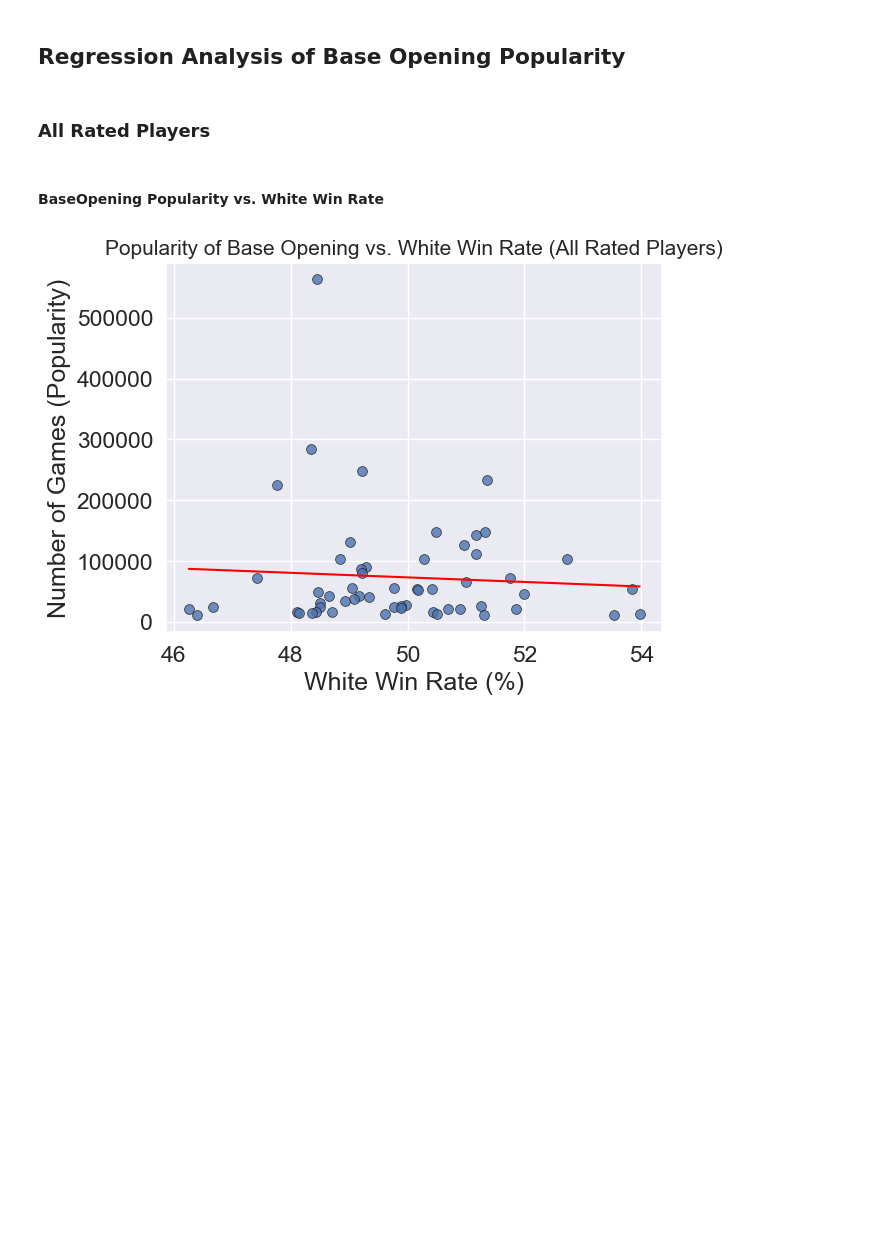
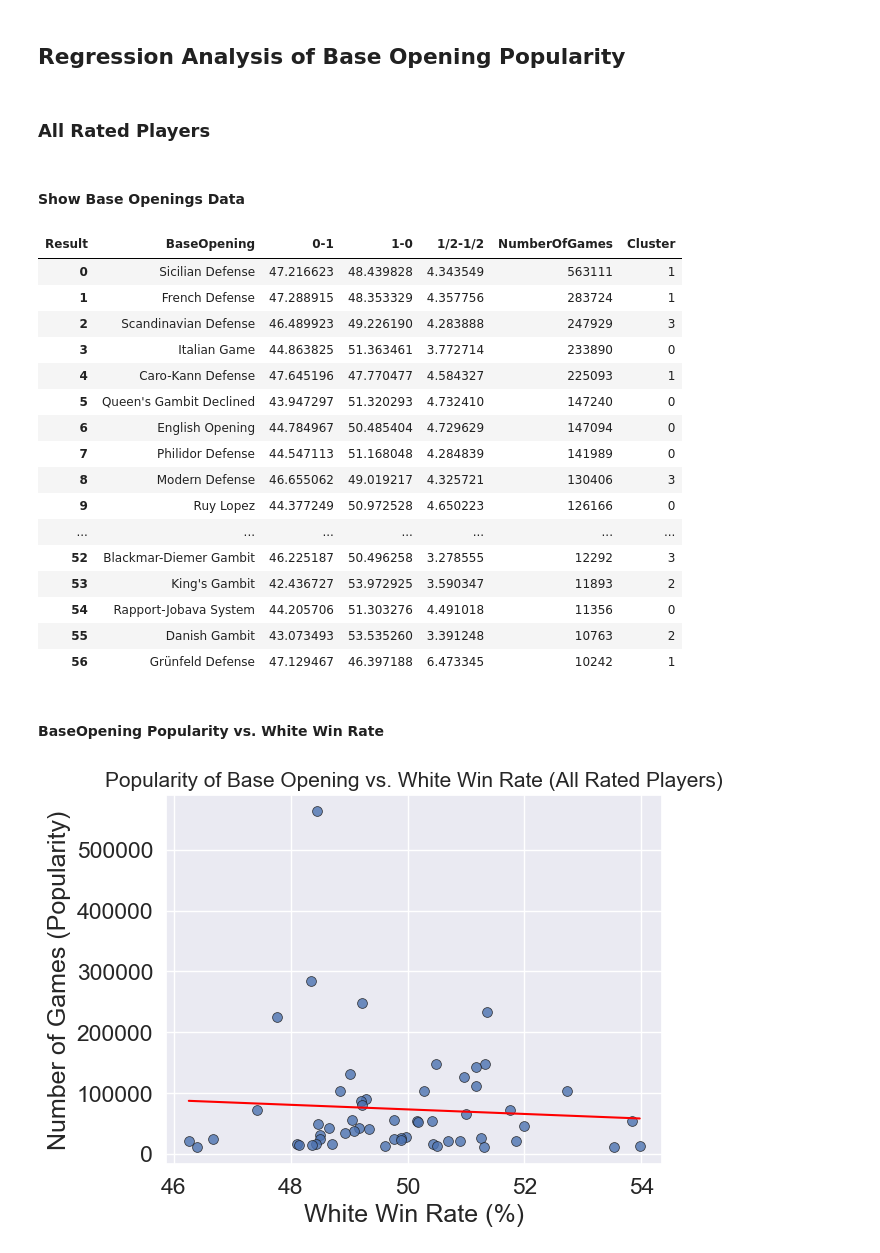
Before and after one commit to IsaacCheng9/machine-learning-in-chess, a Jupyter notebook: src/analyse_chess_data.ipynb, the cells around one changed output. Cells and saved outputs as stored; diff of their text form; code cells hidden in the pictures; blank space fills up the shorter version.

```diff
--- a/src/analyse_chess_data.ipynb
+++ b/src/analyse_chess_data.ipynb
@@ -1991,6 +1991,28 @@ Within-Cluster Sum of Squares (WCSS): 50.82656241041823
 ## Regression Analysis of Base Opening Popularity
 # %% [markdown]
 ### All Rated Players
+# %% [markdown]
+#### Show Base Openings Data
+# %%
+display(result_percentages_pivot_sorted)
+# %% [output]
+| Result | BaseOpening | 0-1 | 1-0 | 1/2-1/2 | NumberOfGames | Cluster |
+| 0 | Sicilian Defense | 47.216623 | 48.439828 | 4.343549 | 563111 | 1 |
+| 1 | French Defense | 47.288915 | 48.353329 | 4.357756 | 283724 | 1 |
+| 2 | Scandinavian Defense | 46.489923 | 49.226190 | 4.283888 | 247929 | 3 |
+| 3 | Italian Game | 44.863825 | 51.363461 | 3.772714 | 233890 | 0 |
+| 4 | Caro-Kann Defense | 47.645196 | 47.770477 | 4.584327 | 225093 | 1 |
+| 5 | Queen's Gambit Declined | 43.947297 | 51.320293 | 4.732410 | 147240 | 0 |
+| 6 | English Opening | 44.784967 | 50.485404 | 4.729629 | 147094 | 0 |
+| 7 | Philidor Defense | 44.547113 | 51.168048 | 4.284839 | 141989 | 0 |
+| 8 | Modern Defense | 46.655062 | 49.019217 | 4.325721 | 130406 | 3 |
+| 9 | Ruy Lopez | 44.377249 | 50.972528 | 4.650223 | 126166 | 0 |
+| ... | ... | ... | ... | ... | ... | ... |
+| 52 | Blackmar-Diemer Gambit | 46.225187 | 50.496258 | 3.278555 | 12292 | 3 |
+| 53 | King's Gambit | 42.436727 | 53.972925 | 3.590347 | 11893 | 2 |
+| 54 | Rapport-Jobava System | 44.205706 | 51.303276 | 4.491018 | 11356 | 0 |
+| 55 | Danish Gambit | 43.073493 | 53.535260 | 3.391248 | 10763 | 2 |
+| 56 | Grünfeld Defense | 47.129467 | 46.397188 | 6.473345 | 10242 | 1 |
 # %% [markdown]
 #### BaseOpening Popularity vs. White Win Rate
 # %%
```
